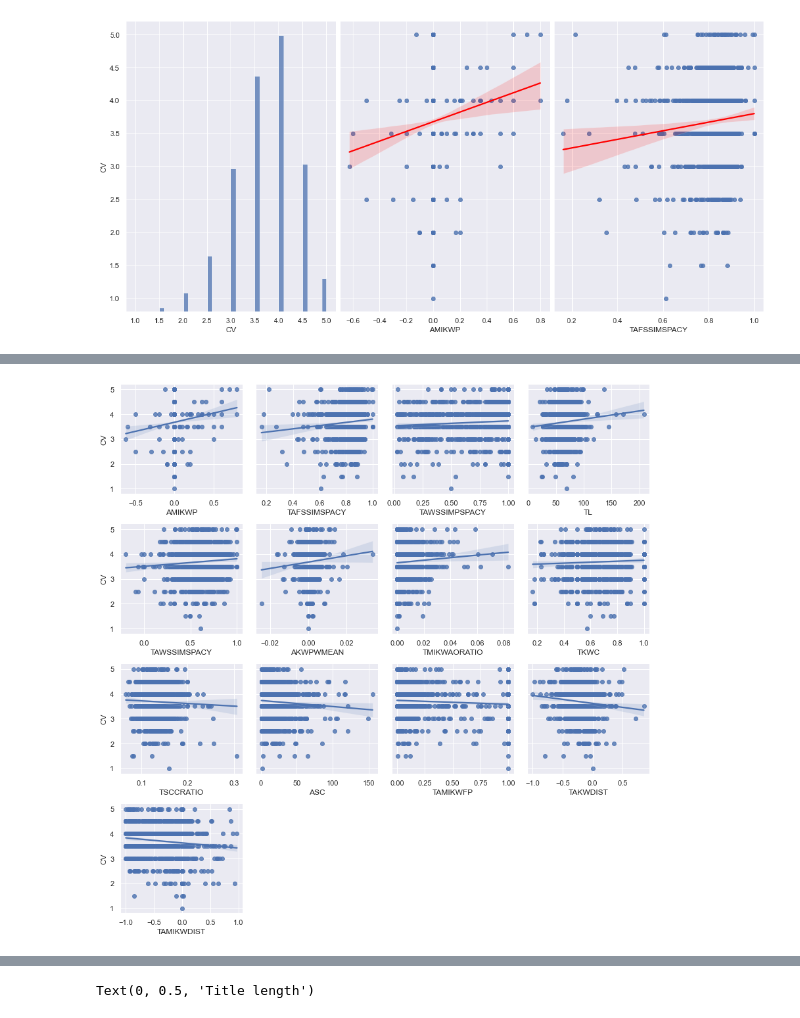
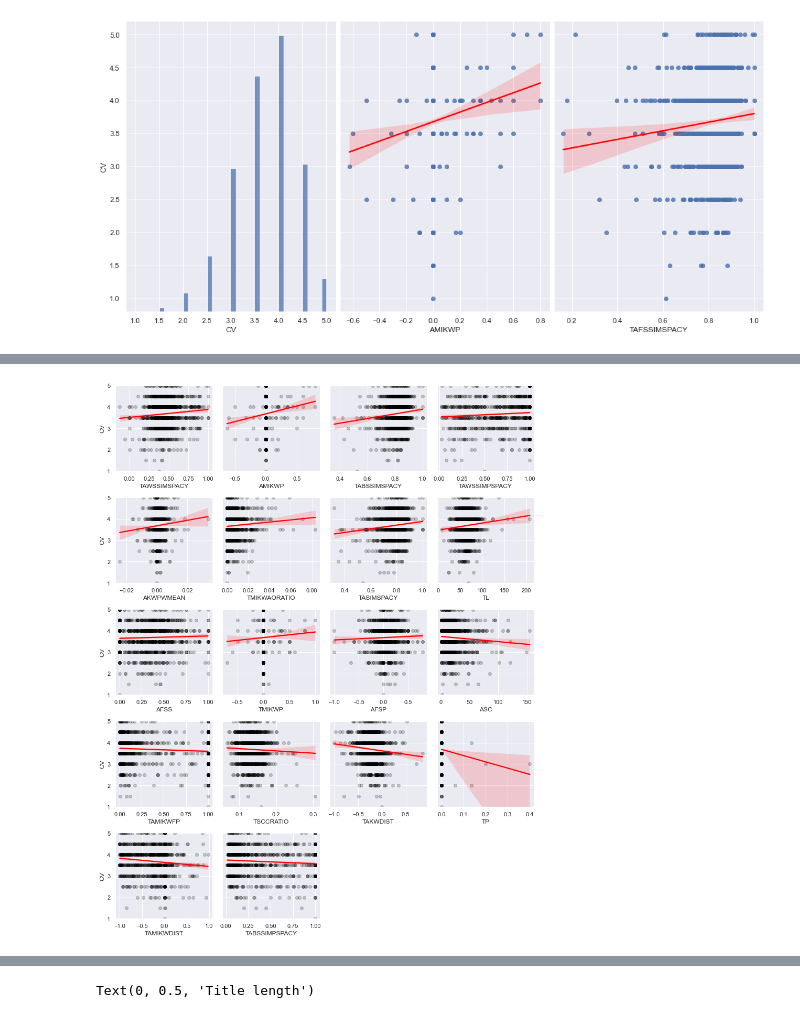
Before and after one commit to weTobias/news-title-article-correlation-model, a Jupyter notebook: code/notebooks/feature_selection.ipynb, the cells around one changed output, grey strips where cells are left out. Cells and saved outputs as stored; diff of their text form; code cells hidden in the pictures.

```diff
--- a/code/notebooks/feature_selection.ipynb
+++ b/code/notebooks/feature_selection.ipynb
@@ -42,11 +42,11 @@ from sklearn.preprocessing import StandardScaler
 # %%
 import math
 # %%
-df = pd.read_csv('../../data/2013-2020_US/extracted_features_round3_training.csv', header=0)
+df = pd.read_csv('../../data/extracted_features_round3_training.csv', header=0)
 # %%
 df = df.drop(columns='Unnamed: 0')
 # %%
-df = df[['CV', 'AMIKWP', 'TAFSSIMSPACY', 'TAWSSIMPSPACY', 'TL', 'TAWSSIMSPACY', 'AKWPWMEAN', 'TMIKWAORATIO', 'TKWC', 'TSCCRATIO', 'ASC', 'TAMIKWFP', 'TAKWDIST', 'TAMIKWDIST']]
+df = df[['CV', 'TAWSSIMSPACY', 'AMIKWP', 'TABSSIMSPACY', 'TAWSSIMPSPACY', 'AKWPWMEAN', 'TMIKWAORATIO', 'TASIMSPACY', 'TL', 'AFSS', 'TMIKWP', 'AFSP', 'ASC', 'TAMIKWFP', 'TSCCRATIO', 'TAKWDIST', 'TP', 'TAMIKWDIST', 'TABSSIMPSPACY']]
 # %%
 scaler = StandardScaler()
 # %%
@@ -168,18 +196,19 @@ sns.pairplot(df, x_vars=df.columns[:3], y_vars='CV', height=7, aspect=0.7, kind=
 # %%
 y_name = 'CV'
 features_names = [f'{i}' for i in X.columns]
 column_names = features_names + [y_name]
 
 plot_size=7
 num_plots_x=5   # No. of plots in every row
 num_plots_y = math.ceil(len(features_names)/num_plots_x)   # No. of plots in y direction
 
 g = sns.FacetGrid(pd.DataFrame(features_names), col=0, col_wrap=4, sharex=False)
 for ax, x_var in zip(g.axes, features_names):
-    sns.regplot(data=df, x=x_var, y=y_name, ax=ax)
+    ax.set(ylim=(1, 5))
+    sns.regplot(data=df, x=x_var, y=y_name, ax=ax, scatter_kws={"color": "black", "alpha" : 0.2}, line_kws={"color": "red"})
 g.tight_layout()
 # %% [output]
-[figure, old version]
+[figure, new version]
 # %%
 x_vars = [f'{i}' for i in X.columns]
 y_var = "CV"
```
Also changed, not shown: parts of 13 cells of this notebook, 9 other files.
